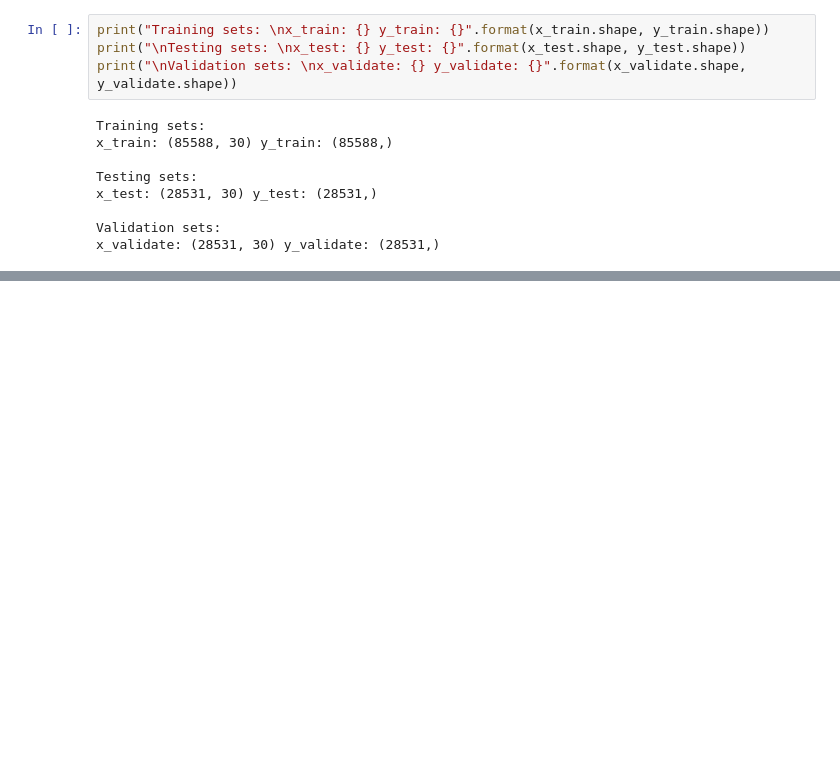
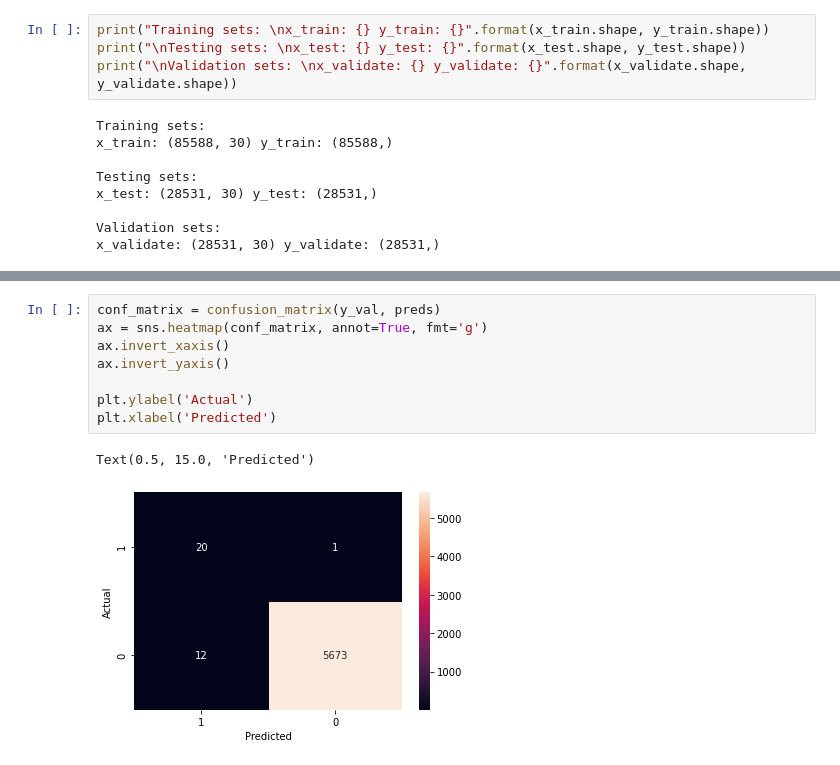
Before and after one commit to Joshua-Abok/mlops-w-creditcard-data, a Jupyter notebook: cc_model_training.ipynb, the cells around one changed output, grey strips where cells are left out. Cells and saved outputs as stored; diff of their text form; blank space fills up the shorter version.

```diff
--- a/cc_model_training.ipynb
+++ b/cc_model_training.ipynb
@@ -99,0 +265,11 @@ x_validate: (28531, 30) y_validate: (28531,)
+# %%
+conf_matrix = confusion_matrix(y_val, preds)
+ax = sns.heatmap(conf_matrix, annot=True, fmt='g')
+ax.invert_xaxis()
+ax.invert_yaxis()
+
+plt.ylabel('Actual')
+plt.xlabel('Predicted')
+# %% [output]
+Text(0.5, 15.0, 'Predicted')
+[figure, added]
```
Also changed, not shown: parts of 22 cells of this notebook.
